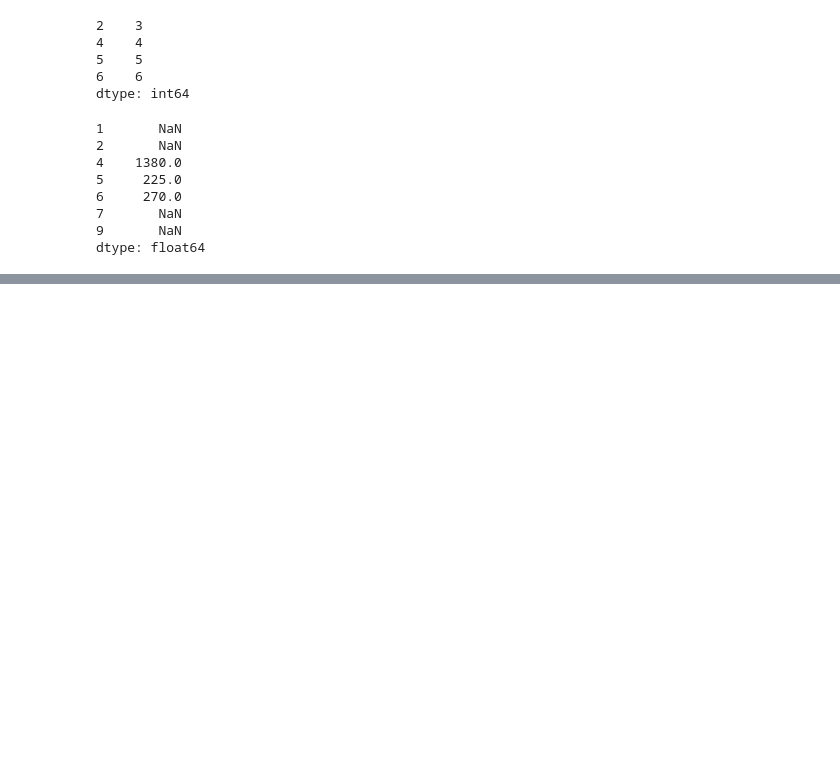
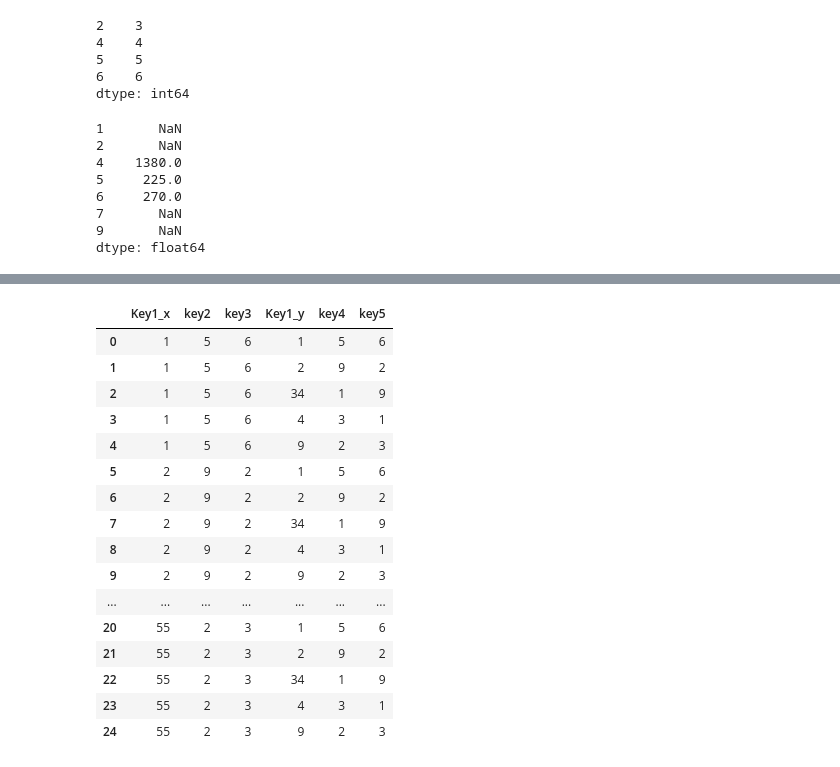
Before and after one commit to aditya2950/Python, a Jupyter notebook: Series.ipynb, the cells around one changed output, grey strips where cells are left out. Saved outputs shown, nothing was run; the diff lists cells and outputs as text; code cells hidden in the pictures; blank space fills up the shorter version.

```diff
--- a/Series.ipynb
+++ b/Series.ipynb
@@ -337,3 +337,10 @@ p1*p2
 7       NaN
 9       NaN
 dtype: float64
+# %%
+import pandas as pd
+data1=pd.DataFrame({
+    "Key1":[1,2,34,44,55],
+    "key2":[5,9,1,3,2],
+    "key3":[6,2,9,1,3]
+})
@@ -339,0 +356,6 @@ dtype: float64
+# %%
+data2=pd.DataFrame({
+    "Key1":[1,2,34,4,9],
+    "key4":[5,9,1,3,2],
+    "key5":[6,2,9,1,3]
+})
@@ -339,0 +396,20 @@ dtype: float64
+# %%
+pd.merge(data1,data2,how="cross")
+# %% [output]
+|  | Key1_x | key2 | key3 | Key1_y | key4 | key5 |
+| 0 | 1 | 5 | 6 | 1 | 5 | 6 |
+| 1 | 1 | 5 | 6 | 2 | 9 | 2 |
+| 2 | 1 | 5 | 6 | 34 | 1 | 9 |
+| 3 | 1 | 5 | 6 | 4 | 3 | 1 |
+| 4 | 1 | 5 | 6 | 9 | 2 | 3 |
+| 5 | 2 | 9 | 2 | 1 | 5 | 6 |
+| 6 | 2 | 9 | 2 | 2 | 9 | 2 |
+| 7 | 2 | 9 | 2 | 34 | 1 | 9 |
+| 8 | 2 | 9 | 2 | 4 | 3 | 1 |
+| 9 | 2 | 9 | 2 | 9 | 2 | 3 |
+| ... | ... | ... | ... | ... | ... | ... |
+| 20 | 55 | 2 | 3 | 1 | 5 | 6 |
+| 21 | 55 | 2 | 3 | 2 | 9 | 2 |
+| 22 | 55 | 2 | 3 | 34 | 1 | 9 |
+| 23 | 55 | 2 | 3 | 4 | 3 | 1 |
+| 24 | 55 | 2 | 3 | 9 | 2 | 3 |
```
Also changed, not shown: parts of 5 cells of this notebook, 4 other files.
